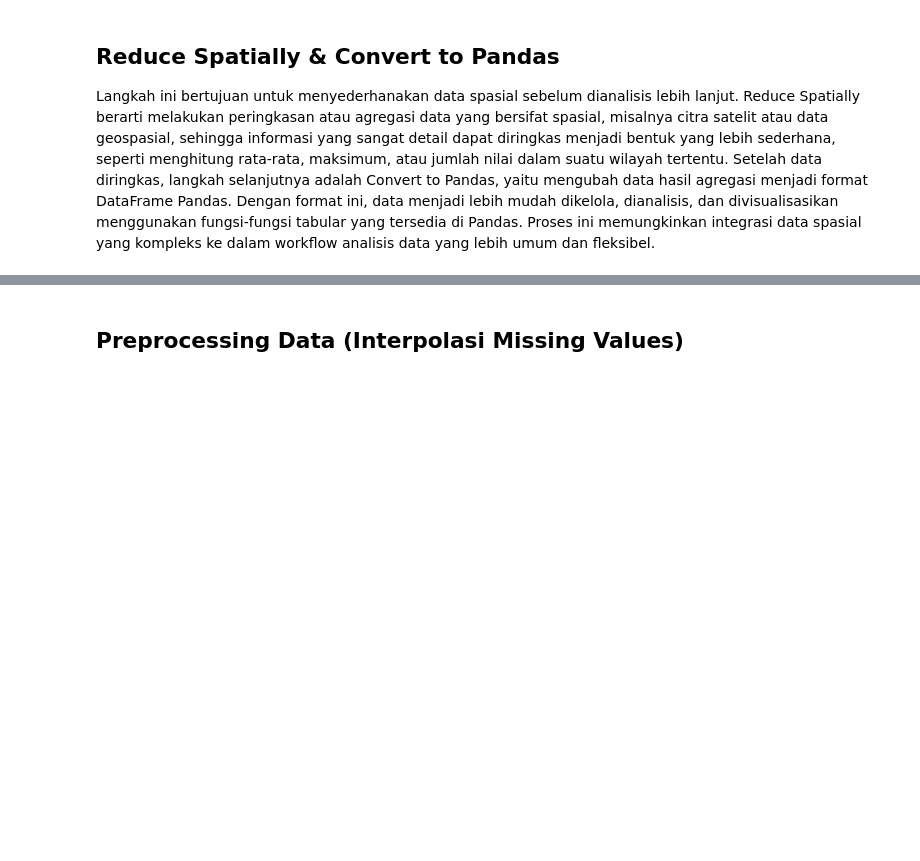
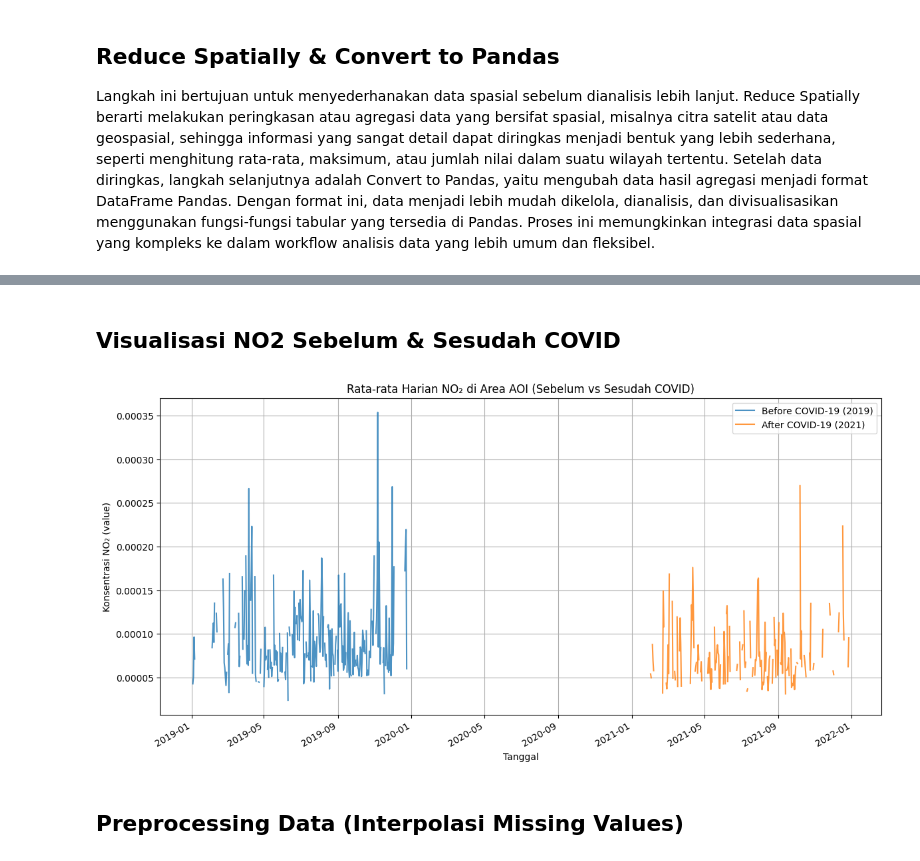
Before and after one commit to rafimumtaz/PSD, a Jupyter notebook: tugas1/_build/jupyter_execute/time-series.ipynb, the cells around one changed output, grey strips where cells are left out. Saved outputs shown, nothing was run; the diff lists cells and outputs as text; code cells hidden in the pictures; blank space fills up the shorter version.

```diff
--- a/tugas1/_build/jupyter_execute/time-series.ipynb
+++ b/tugas1/_build/jupyter_execute/time-series.ipynb
@@ -127,3 +113,26 @@ Memulai job untuk data 2019 (before)...
+# %% [markdown]
+## Visualisasi NO2 Sebelum & Sesudah COVID
+# %%
+plt.figure(figsize=(14, 7))
+
+# Plot 'before' (2019)
+plt.plot(before_df['date'], before_df['value'], label="Before COVID-19 (2019)", alpha=0.8)
+
+# Plot 'after' (2021)
+plt.plot(after_df['date'], after_df['value'], label="After COVID-19 (2021)", alpha=0.8)
+
+plt.title("Rata-rata Harian NO₂ di Area AOI (Sebelum vs Sesudah COVID)")
+plt.xlabel("Tanggal")
+plt.ylabel("Konsentrasi NO₂ (value)")
+plt.legend()
+plt.grid(True)
+
+plt.gca().xaxis.set_major_formatter(plt.matplotlib.dates.DateFormatter('%Y-%m'))
+plt.gcf().autofmt_xdate()
+
+plt.show()
+# %% [output]
+[figure, new version]
 # %% [markdown]
 ## Preprocessing Data (Interpolasi Missing Values)
 # %%
```
Also changed, not shown: parts of 19 cells of this notebook, 28 other files.
